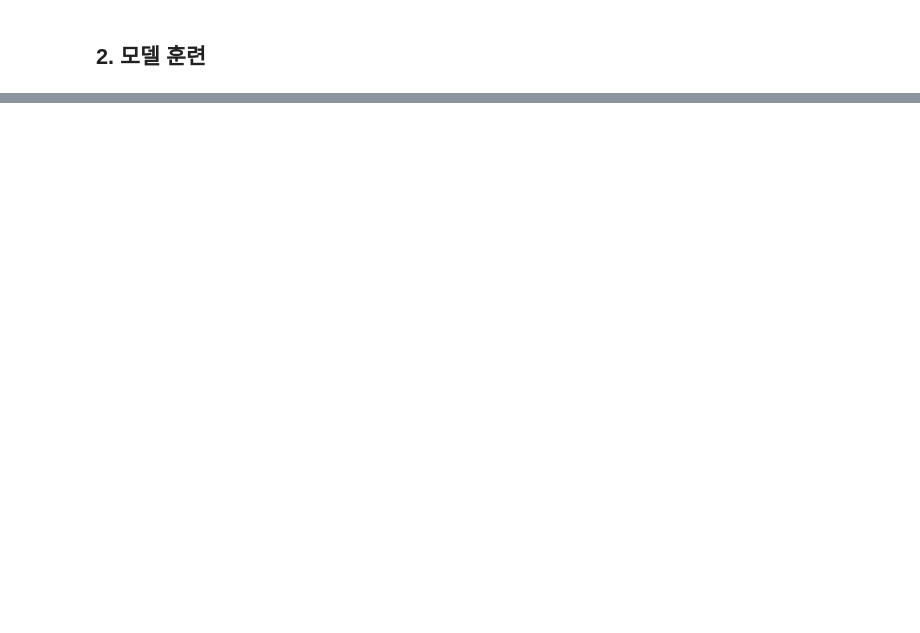
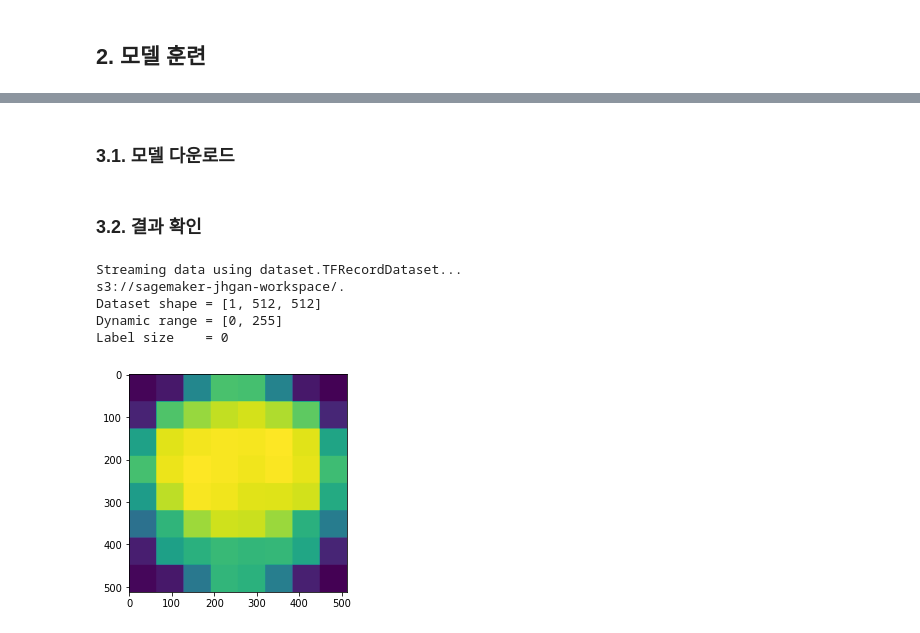
Before and after one commit to jhgan00/pggan, a Jupyter notebook: train.ipynb, the cells around one changed output, grey strips where cells are left out. Cells and saved outputs as stored; diff of their text form; code cells hidden in the pictures; blank space fills up the shorter version.

```diff
--- a/train.ipynb
+++ b/train.ipynb
@@ -169,0 +106,2 @@ with tf.name_scope('Dataset'), tf.device('/cpu:0'):
+# %% [markdown]
+### 3.1. 모델 다운로드
@@ -169,0 +125,2 @@ with tf.name_scope('Dataset'), tf.device('/cpu:0'):
+# %% [markdown]
+### 3.2. 결과 확인
@@ -169,0 +158,29 @@ with tf.name_scope('Dataset'), tf.device('/cpu:0'):
+# %%
+with tf.Session() as sess:
+    training_set = dataset.load_dataset(data_dir="s3://sagemaker-jhgan-workspace", verbose=True, tfrecord_dir=".")
+    with open("model/000-pgan-LiTS-preset-v2-8gpus-fp32/network-snapshot-001467.pkl", 'rb') as file:
+        G, D, Gs = pickle.load(file)
+    gw = 1; gh = 1
+    size    = '1080p',      # '1080p' = to be viewed on 1080p display, '4k' = to be viewed on 4k display.
+    layout  = 'random'
+    if size == '1080p':
+        gw = np.clip(1920 // G.output_shape[3], 3, 32)
+        gh = np.clip(1080 // G.output_shape[2], 2, 32)
+    if size == '4k':
+        gw = np.clip(3840 // G.output_shape[3], 7, 32)
+        gh = np.clip(2160 // G.output_shape[2], 4, 32)
+    latents = misc.random_latents(gw * gh, G)
+    labels = np.zeros([gw * gh, training_set.label_size], dtype=training_set.label_dtype)
+    grid_fakes = Gs.run(latents, labels, minibatch_size=2)
+# %% [output]
+Streaming data using dataset.TFRecordDataset...
+s3://sagemaker-jhgan-workspace/.
+Dataset shape = [1, 512, 512]
+Dynamic range = [0, 255]
+Label size    = 0
+# %%
+import matplotlib.pyplot as plt
+for img in grid_fakes:
+    plt.imshow(np.squeeze(img))
+# %% [output]
+[figure, added]
```
Also changed, not shown: parts of 24 cells of this notebook, 4 other files.
